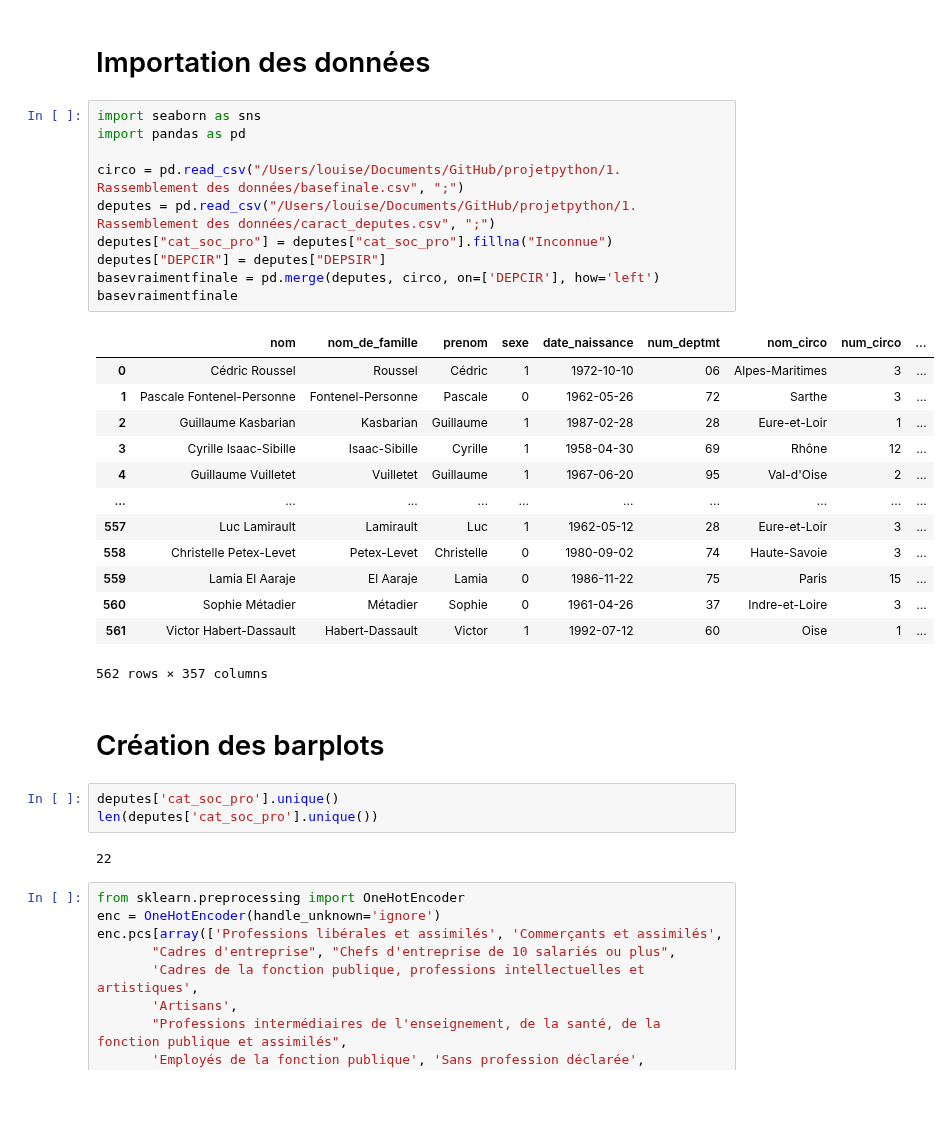
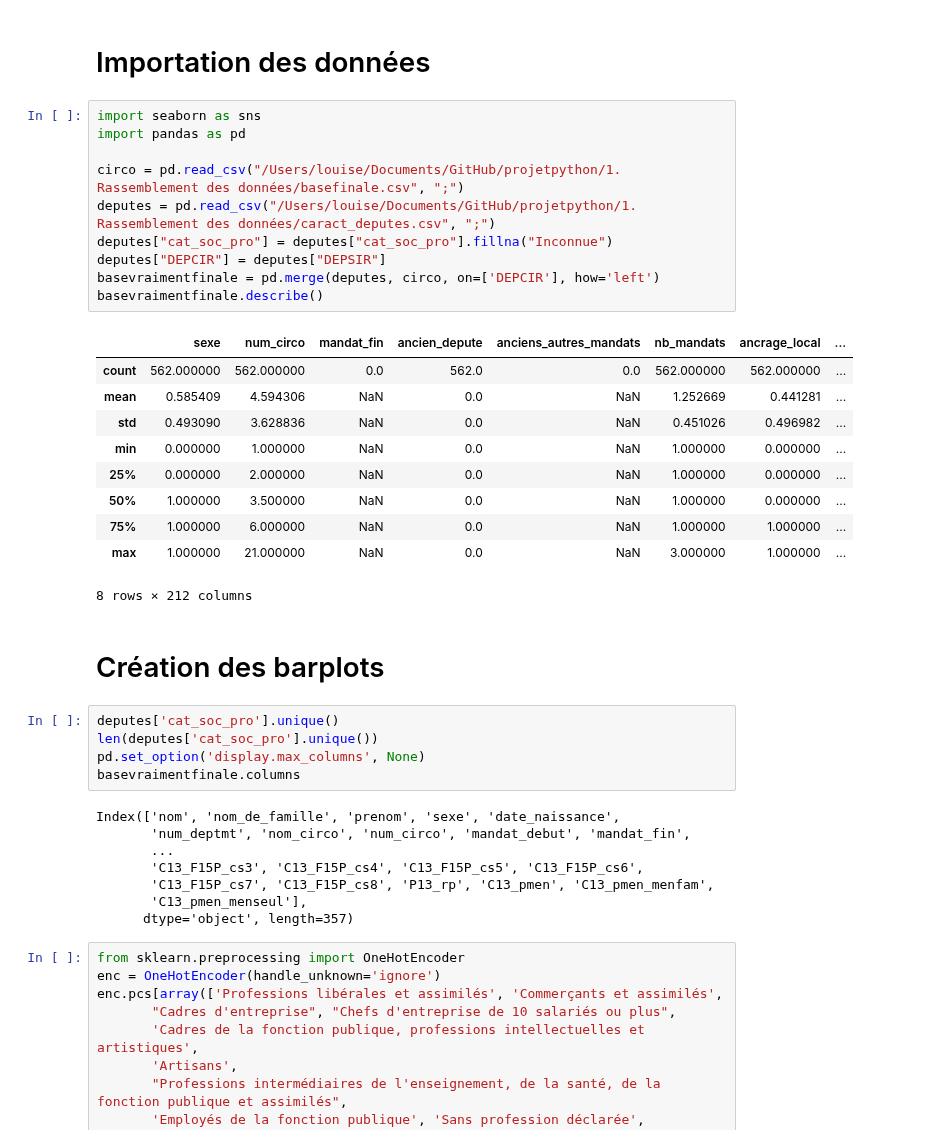
Before and after one commit to p-contamin/Prediction-de-l-activite-des-deputes-francais, a Jupyter notebook: 2. Data Viz/Graphiques de visualisation.ipynb, the cells around one changed output. Cells and saved outputs as stored; diff of their text form; blank space fills up the shorter version.

```diff
--- a/2. Data Viz/Graphiques de visualisation.ipynb
+++ b/2. Data Viz/Graphiques de visualisation.ipynb
@@ -3,34 +3,39 @@
 # %%
 import seaborn as sns
 import pandas as pd
 
 circo = pd.read_csv("/Users/louise/Documents/GitHub/projetpython/1. Rassemblement des données/basefinale.csv", ";")
 deputes = pd.read_csv("/Users/louise/Documents/GitHub/projetpython/1. Rassemblement des données/caract_deputes.csv", ";")
 deputes["cat_soc_pro"] = deputes["cat_soc_pro"].fillna("Inconnue")
 deputes["DEPCIR"] = deputes["DEPSIR"]
 basevraimentfinale = pd.merge(deputes, circo, on=['DEPCIR'], how='left')
-basevraimentfinale
+basevraimentfinale.describe()
 # %% [output]
-|  | nom | nom_de_famille | prenom | sexe | date_naissance | num_deptmt | nom_circo | num_circo | ... |
-| 0 | Cédric Roussel | Roussel | Cédric | 1 | 1972-10-10 | 06 | Alpes-Maritimes | 3 | ... |
-| 1 | Pascale Fontenel-Personne | Fontenel-Personne | Pascale | 0 | 1962-05-26 | 72 | Sarthe | 3 | ... |
-| 2 | Guillaume Kasbarian | Kasbarian | Guillaume | 1 | 1987-02-28 | 28 | Eure-et-Loir | 1 | ... |
-| 3 | Cyrille Isaac-Sibille | Isaac-Sibille | Cyrille | 1 | 1958-04-30 | 69 | Rhône | 12 | ... |
-| 4 | Guillaume Vuilletet | Vuilletet | Guillaume | 1 | 1967-06-20 | 95 | Val-d'Oise | 2 | ... |
-| ... | ... | ... | ... | ... | ... | ... | ... | ... | ... |
-| 557 | Luc Lamirault | Lamirault | Luc | 1 | 1962-05-12 | 28 | Eure-et-Loir | 3 | ... |
-| 558 | Christelle Petex-Levet | Petex-Levet | Christelle | 0 | 1980-09-02 | 74 | Haute-Savoie | 3 | ... |
-| 559 | Lamia El Aaraje | El Aaraje | Lamia | 0 | 1986-11-22 | 75 | Paris | 15 | ... |
-| 560 | Sophie Métadier | Métadier | Sophie | 0 | 1961-04-26 | 37 | Indre-et-Loire | 3 | ... |
-| 561 | Victor Habert-Dassault | Habert-Dassault | Victor | 1 | 1992-07-12 | 60 | Oise | 1 | ... |
+|  | sexe | num_circo | mandat_fin | ancien_depute | anciens_autres_mandats | nb_mandats | ancrage_local | ... |
+| count | 562.000000 | 562.000000 | 0.0 | 562.0 | 0.0 | 562.000000 | 562.000000 | ... |
+| mean | 0.585409 | 4.594306 | NaN | 0.0 | NaN | 1.252669 | 0.441281 | ... |
+| std | 0.493090 | 3.628836 | NaN | 0.0 | NaN | 0.451026 | 0.496982 | ... |
+| min | 0.000000 | 1.000000 | NaN | 0.0 | NaN | 1.000000 | 0.000000 | ... |
+| 25% | 0.000000 | 2.000000 | NaN | 0.0 | NaN | 1.000000 | 0.000000 | ... |
+| 50% | 1.000000 | 3.500000 | NaN | 0.0 | NaN | 1.000000 | 0.000000 | ... |
+| 75% | 1.000000 | 6.000000 | NaN | 0.0 | NaN | 1.000000 | 1.000000 | ... |
+| max | 1.000000 | 21.000000 | NaN | 0.0 | NaN | 3.000000 | 1.000000 | ... |
-562 rows × 357 columns
+8 rows × 212 columns
 # %% [markdown]
 # Création des barplots
 # %%
 deputes['cat_soc_pro'].unique()
 len(deputes['cat_soc_pro'].unique())
+pd.set_option('display.max_columns', None)
+basevraimentfinale.columns
 # %% [output]
-22
+Index(['nom', 'nom_de_famille', 'prenom', 'sexe', 'date_naissance',
+       'num_deptmt', 'nom_circo', 'num_circo', 'mandat_debut', 'mandat_fin',
+       ...
+       'C13_F15P_cs3', 'C13_F15P_cs4', 'C13_F15P_cs5', 'C13_F15P_cs6',
+       'C13_F15P_cs7', 'C13_F15P_cs8', 'P13_rp', 'C13_pmen', 'C13_pmen_menfam',
+       'C13_pmen_menseul'],
+      dtype='object', length=357)
 # %%
 from sklearn.preprocessing import OneHotEncoder
 enc = OneHotEncoder(handle_unknown='ignore')
```
Also changed, not shown: parts of 3 cells of this notebook.
